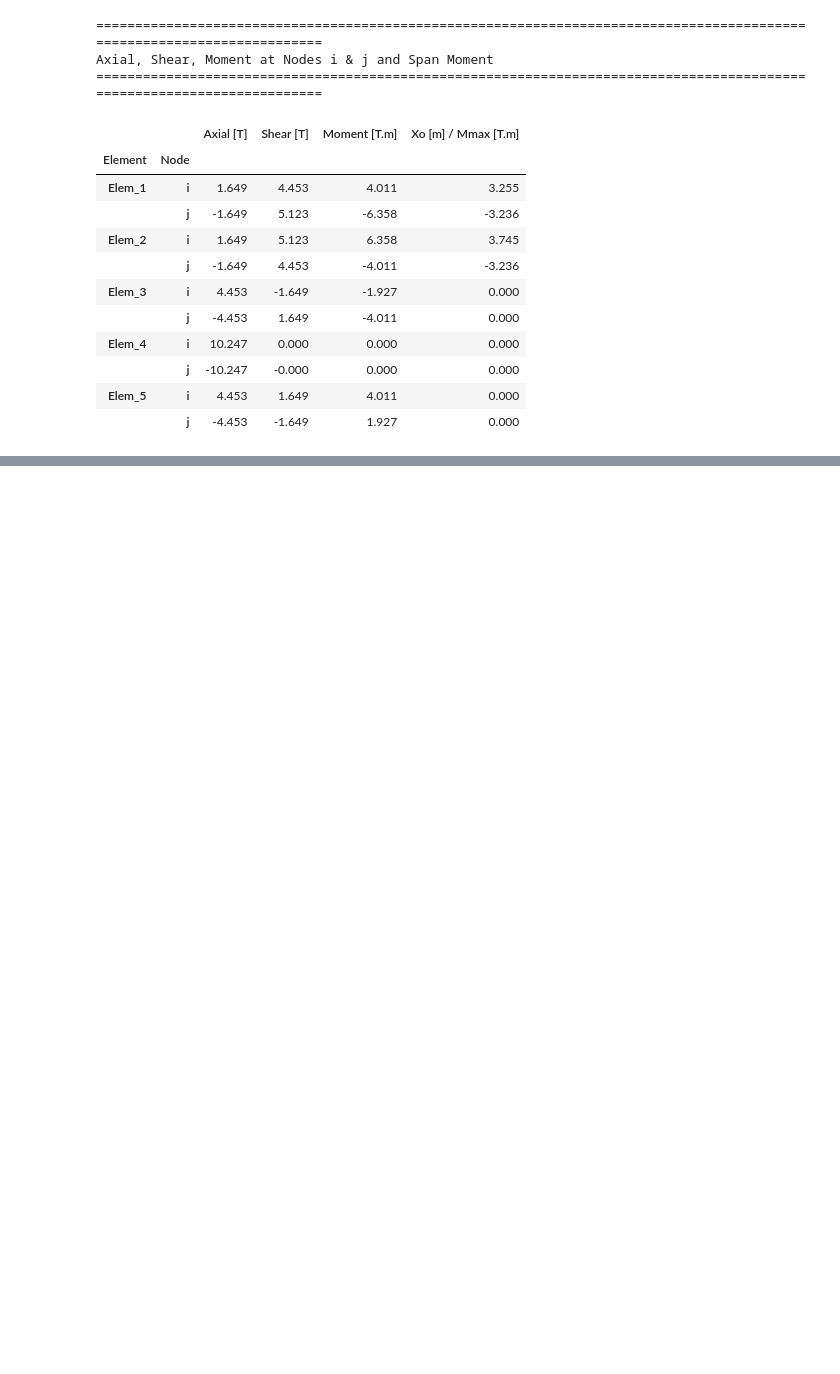
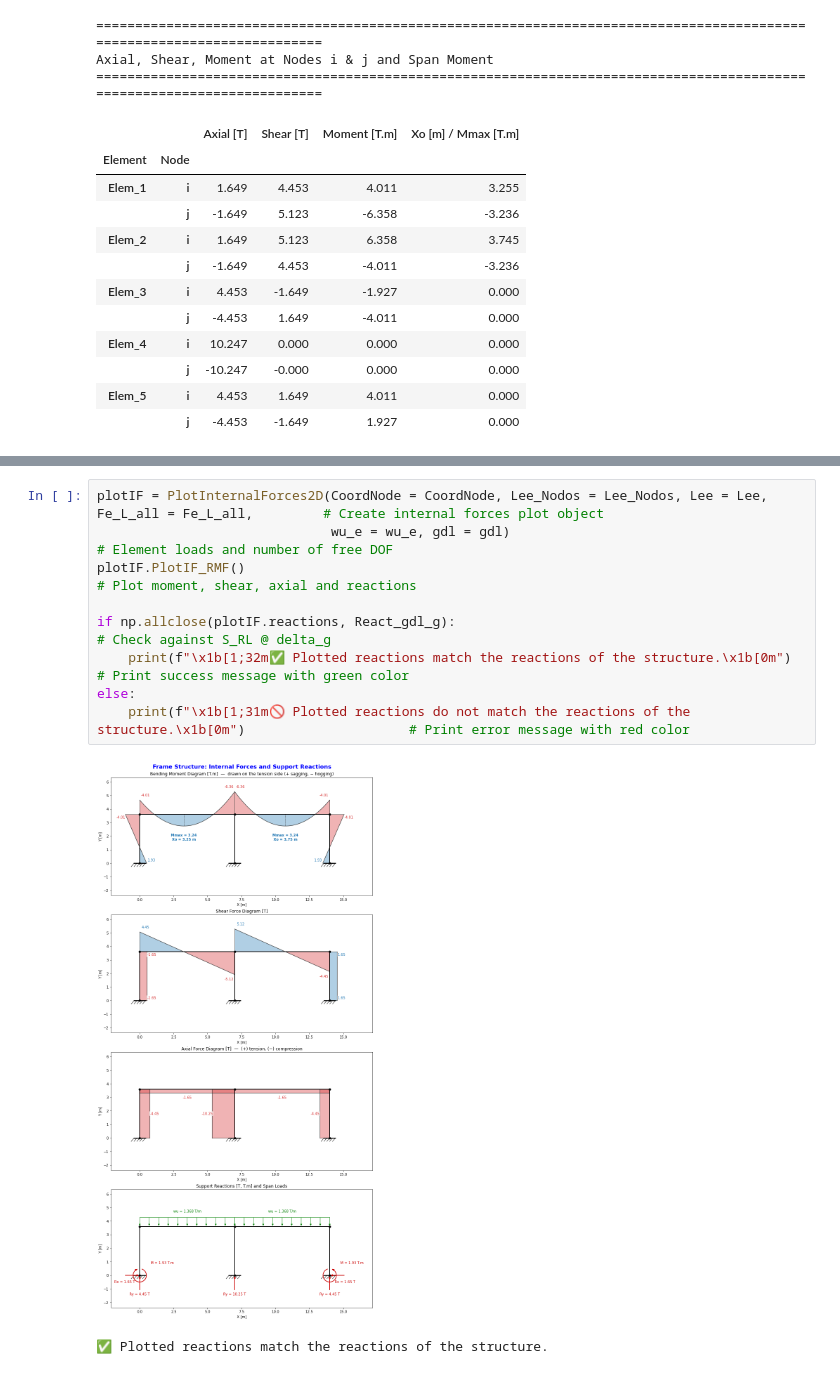
Before and after one commit to Normando1945/Repo_Maxtrix_Analisys, a Jupyter notebook: examples/Ejemplo_dor_concrete_desingII.ipynb, the cells around one changed output, grey strips where cells are left out. Drawn from its saved outputs; the diff is of its cells as text; blank space fills up the shorter version.

Commit message:
feat(core): add PlotInternalForces2D (moment, shear, axial, reactions) and use it in Concrete II example
Co-Authored-By: Claude Opus 5.5 (1M context) <noreply@anthropic.com>

```diff
--- a/examples/Ejemplo_dor_concrete_desingII.ipynb
+++ b/examples/Ejemplo_dor_concrete_desingII.ipynb
@@ -1243,0 +1260,12 @@ Axial, Shear, Moment at Nodes i & j and Span Moment
+# %%
+plotIF = PlotInternalForces2D(CoordNode = CoordNode, Lee_Nodos = Lee_Nodos, Lee = Lee, Fe_L_all = Fe_L_all,         # Create internal forces plot object
+                              wu_e = wu_e, gdl = gdl)                                                               # Element loads and number of free DOF
+plotIF.PlotIF_RMF()                                                                                                 # Plot moment, shear, axial and reactions
+
+if np.allclose(plotIF.reactions, React_gdl_g):                                                                      # Check against S_RL @ delta_g
+    print(f"\x1b[1;32m✅ Plotted reactions match the reactions of the structure.\x1b[0m")                            # Print success message with green color
+else:
+    print(f"\x1b[1;31m🚫 Plotted reactions do not match the reactions of the structure.\x1b[0m")                     # Print error message with red color
+# %% [output]
+[figure, added]
+✅ Plotted reactions match the reactions of the structure.
```
Also changed, not shown: parts of 1 cell of this notebook, 2 other files.
